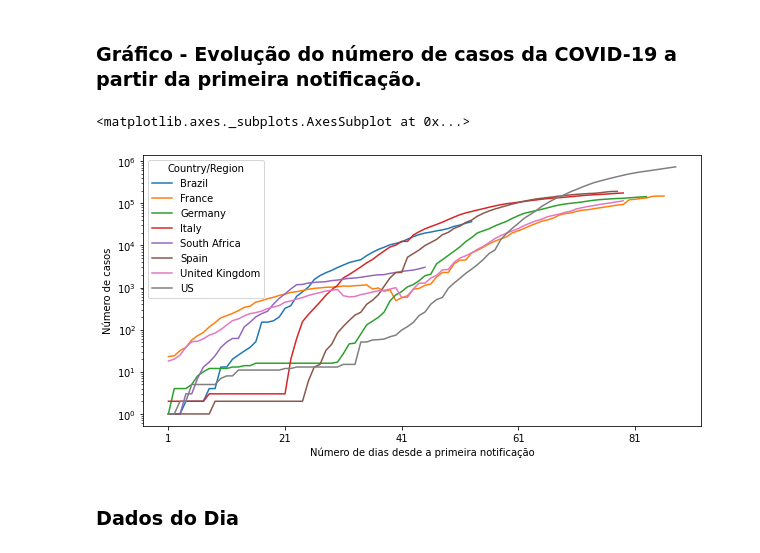
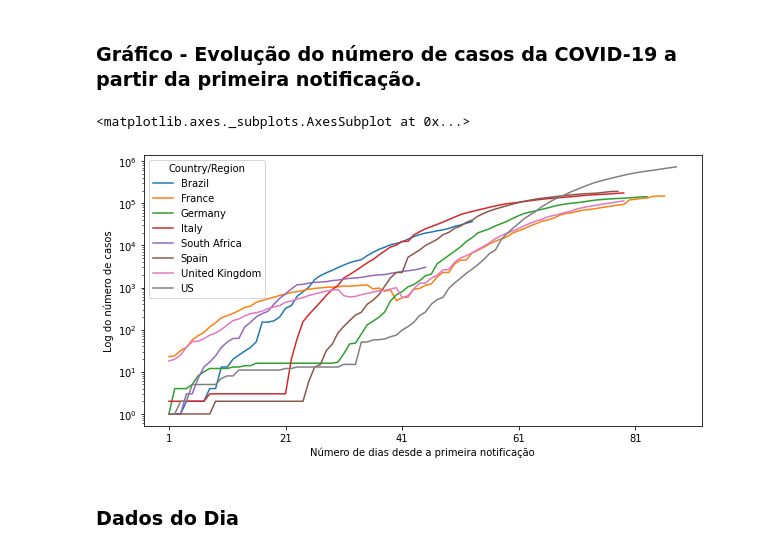
Before and after one commit to leomaranhao/COVID-19, a Jupyter notebook: COVID_por_dia.ipynb, the cells around one changed output. Cells and saved outputs as stored; diff of their text form; code cells hidden in the pictures.

```diff
--- a/COVID_por_dia.ipynb
+++ b/COVID_por_dia.ipynb
@@ -42,11 +42,11 @@ for j in range(0, df.shape[1]):
 # %%
 ax = df.plot(logy=True, figsize=(10,5))
 ax.set_xlabel("Número de dias desde a primeira notificação")
-ax.set_ylabel("Número de casos")
+ax.set_ylabel("Log do número de casos")
 ax
 # %% [output]
 <matplotlib.axes._subplots.AxesSubplot at 0x...>
-[figure, old version]
+[figure, new version]
 # %% [markdown]
 ### **Dados do Dia**
 # %%
```
Also changed, not shown: parts of 1 cell of this notebook.
